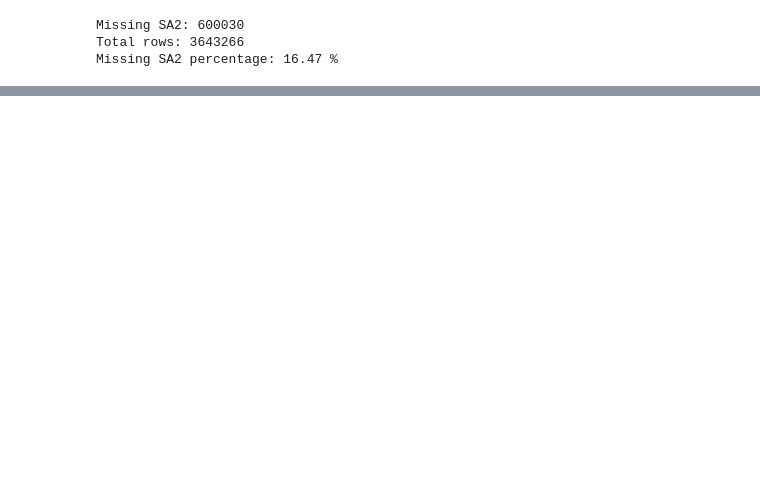
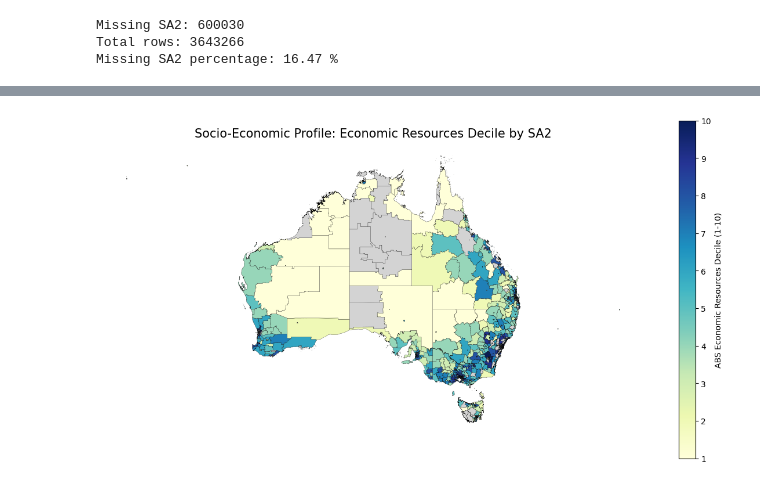
Before and after one commit to bambasp1s/MAST30034_Project_2, a Jupyter notebook: notebooks/visualisation.ipynb, the cells around one changed output, grey strips where cells are left out. Cells and saved outputs as stored; diff of their text form; code cells hidden in the pictures; blank space fills up the shorter version.

```diff
--- a/notebooks/visualisation.ipynb
+++ b/notebooks/visualisation.ipynb
@@ -249,0 +272,61 @@ fig.show()
+# %%
+# Aggregate socio-economic attributes from curated_df per SA2 region
+sa2_seifa_summary = (
+    curated_df
+    .dropna(subset=[SA2_COL])
+    .groupby(SA2_COL)
+    .agg(
+        # SEIFA Socio-Economic Metrics (taking .first() they are uniform per SA2 and thererfore identical)
+        disadvantage_score=("disadvantage_score", "first"),
+        disadvantage_decile=("disadvantage_decile", "first"),
+        economic_resources_score=("economic_resources_score", "first"),
+        economic_resources_decile=("economic_resources_decile", "first"),
+        adv_disadv_score=("adv_disadv_score", "first"),
+        education_occupation_score=("education_occupation_score", "first"),
+        population=("usual_resident_population", "first"),
+
+        # Transaction activity for context
+        transaction_count=("order_id", "count"),
+        total_spend=("dollar_value", "sum")
+    )
+    .reset_index()
+)
+
+sa2_seifa_summary[SA2_COL] = (sa2_seifa_summary[SA2_COL].astype("string").str.strip())
+sa2_boundaries[BOUNDARY_SA2_COL] = (sa2_boundaries[BOUNDARY_SA2_COL].astype("string").str.strip())
+
+# Merge back with spatial polygons
+geo_seifa = sa2_boundaries.merge(
+    sa2_seifa_summary,
+    left_on=BOUNDARY_SA2_COL,
+    right_on=SA2_COL,
+    how="left"
+)
+
+
+# Plotting
+fig, ax = plt.subplots(1, 1, figsize=(12, 10))
+
+geo_seifa.plot(
+    column="economic_resources_decile",
+    cmap="YlGnBu",              # Yellow to Green to Blue gradient
+    linewidth=0.2,
+    edgecolor="black",
+    legend=True,
+    ax=ax,
+    missing_kwds={
+        "color": "lightgrey",
+        "label": "No Data / Unmatched"
+    },
+    legend_kwds={
+        "label": "ABS Economic Resources Decile (1-10)",
+        "shrink": 0.6
+    }
+)
+
+ax.set_title("Socio-Economic Profile: Economic Resources Decile by SA2", fontsize=15)
+ax.axis("off")
+plt.tight_layout()
+plt.show()
+# %% [output]
+[figure, added]
```
Also changed, not shown: parts of 11 cells of this notebook.
